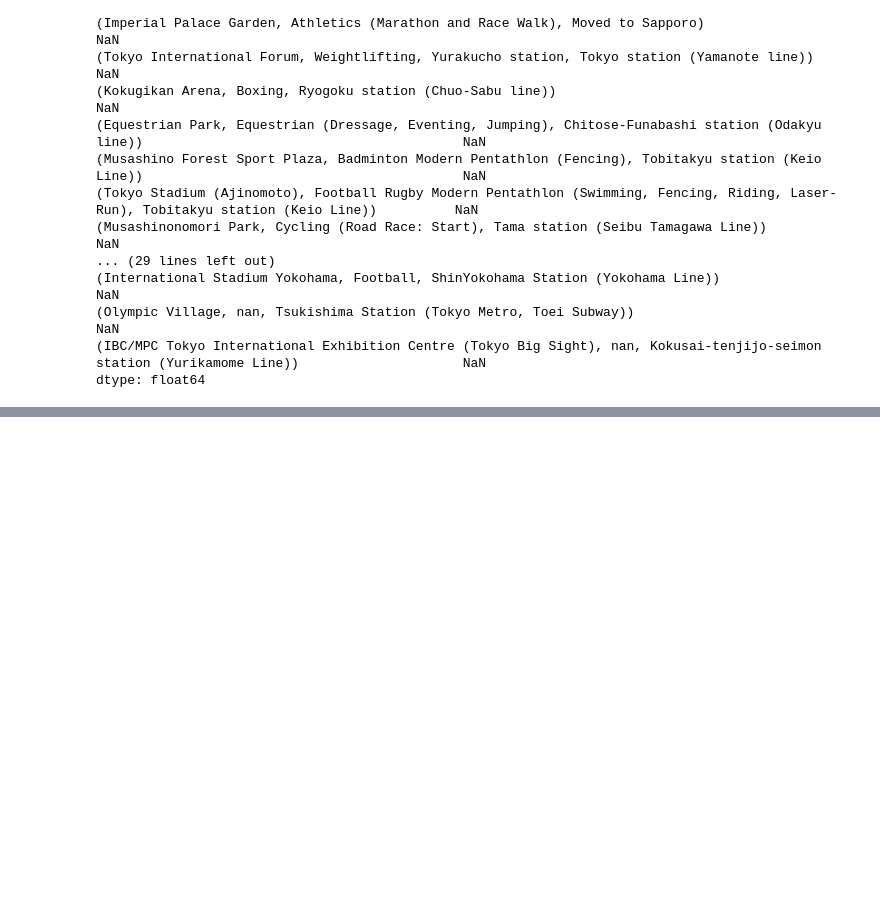
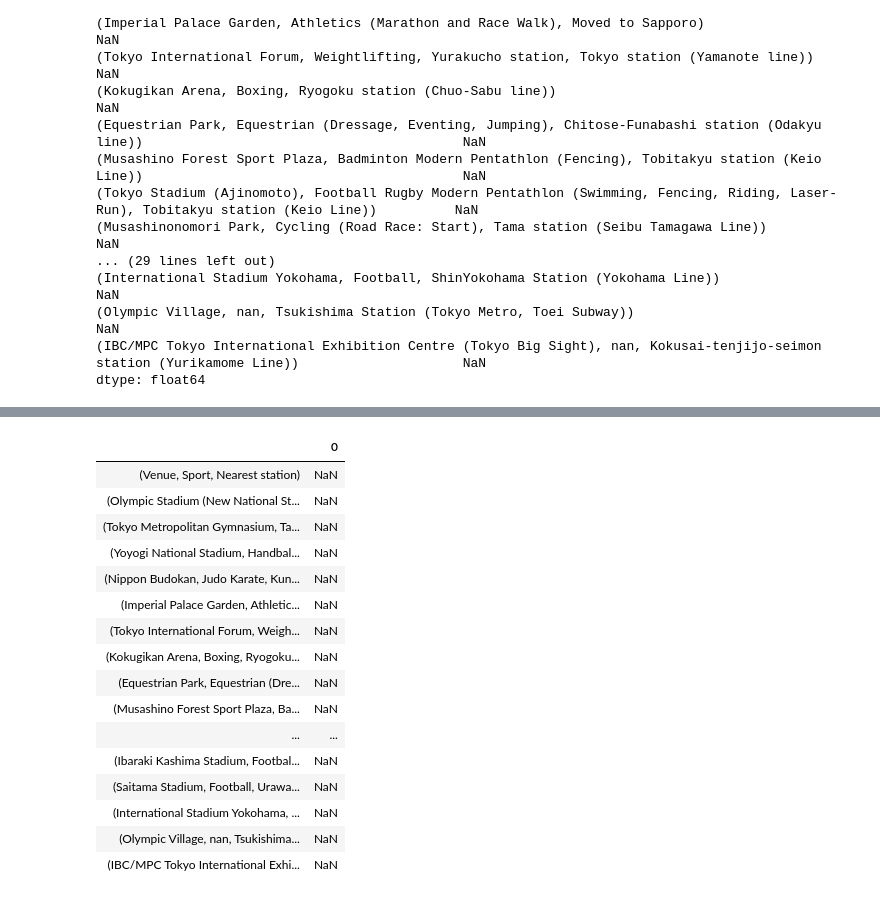
Before and after one commit to lumierity/tokyo_airbnb, a Jupyter notebook: Neighbourhoods & Olympic venues.ipynb, the cells around one changed output, grey strips where cells are left out. Saved outputs shown, nothing was run; the diff lists cells and outputs as text; code cells hidden in the pictures; blank space fills up the shorter version.

```diff
--- a/Neighbourhoods & Olympic venues.ipynb
+++ b/Neighbourhoods & Olympic venues.ipynb
@@ -79,14 +79,14 @@ df
  42      Tsukishima Station (Tokyo Metro, Toei Subway)
  43   Kokusai-tenjijo-seimon station (Yurikamome Line)  ]
 # %%
-df_new = pd.DataFrame(df[1:],columns=df[0])
-df_new
+df = pd.DataFrame(df[1:],columns=df[0])
+df
 # %% [output]
 |  | (Venue, Sport, Nearest station) | (Olympic Stadium (New National St... | (Tokyo Metropolitan Gymnasium, Ta... | (Yoyogi National Stadium, Handbal... | ... |
 0 rows × 44 columns
 # %%
 # Compute the Value column with `agg`.
-data = df_new.astype(str).agg(','.join)
+data = df.astype(str).agg(','.join)
 data
 # %% [output]
 (Venue, Sport, Nearest station)                                                                                                              NaN
@@ -131,0 +109,21 @@ KeyError: 0
+# %%
+df_new = pd.DataFrame(data)
+df_new
+# %% [output]
+|  | 0 |
+| (Venue, Sport, Nearest station) | NaN |
+| (Olympic Stadium (New National St... | NaN |
+| (Tokyo Metropolitan Gymnasium, Ta... | NaN |
+| (Yoyogi National Stadium, Handbal... | NaN |
+| (Nippon Budokan, Judo Karate, Kun... | NaN |
+| (Imperial Palace Garden, Athletic... | NaN |
+| (Tokyo International Forum, Weigh... | NaN |
+| (Kokugikan Arena, Boxing, Ryogoku... | NaN |
+| (Equestrian Park, Equestrian (Dre... | NaN |
+| (Musashino Forest Sport Plaza, Ba... | NaN |
+| ... | ... |
+| (Ibaraki Kashima Stadium, Footbal... | NaN |
+| (Saitama Stadium, Football, Urawa... | NaN |
+| (International Stadium Yokohama, ... | NaN |
+| (Olympic Village, nan, Tsukishima... | NaN |
+| (IBC/MPC Tokyo International Exhi... | NaN |
```
Also changed, not shown: parts of 8 cells of this notebook, 1 other file.
